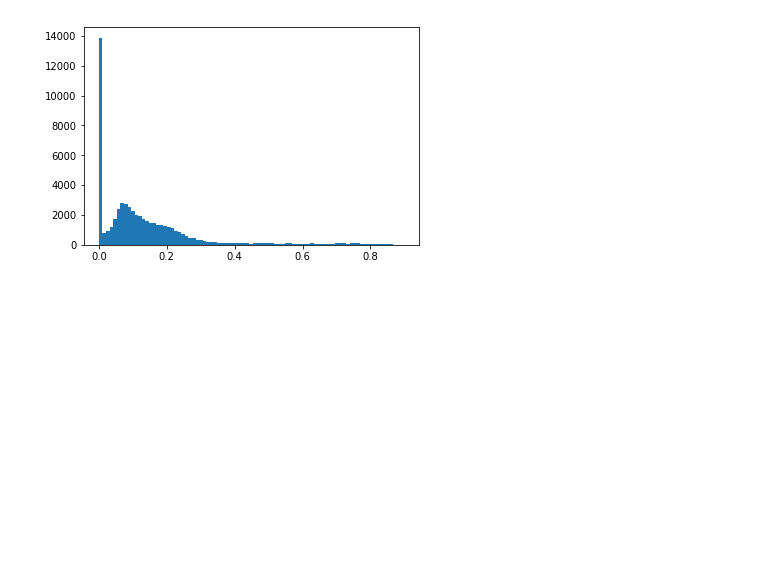
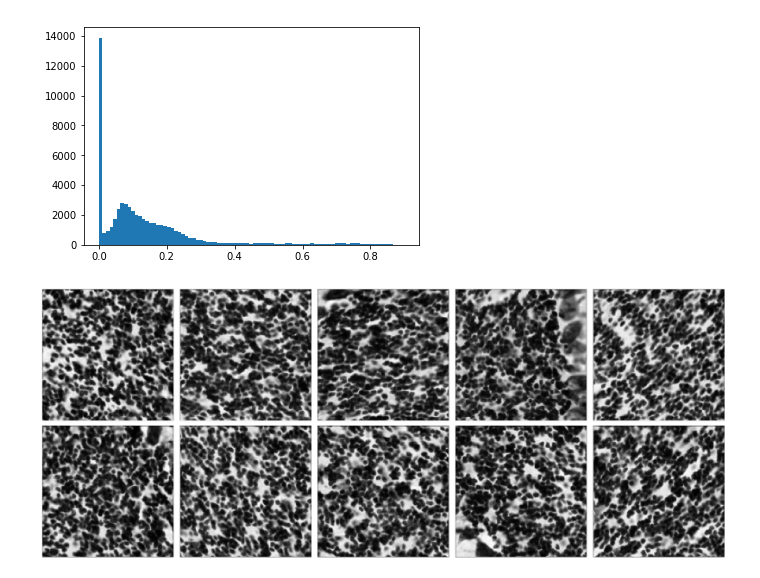
Before and after one commit to xiangjiph/MouseBrainAtlas, a Jupyter notebook: XJ/Extract_background_features.ipynb, the cells around one changed output. Drawn from its saved outputs; the diff is of its cells as text; code cells hidden in the pictures; blank space fills up the shorter version.

```diff
--- a/XJ/Extract_background_features.ipynb
+++ b/XJ/Extract_background_features.ipynb
@@ -197,3 +197,19 @@ patch_detected_area_ratio = [np.sum(tempPatches <= otsu_thresh)/float(patch_area
 plt.hist(patch_detected_area_ratio,85);
 # %% [output]
 [figure]
+# %%
+patch_density_classes = {}
+for tempTH in np.arange(0,100,10):
+    temp_ratio = (patch_detected_area_ratio > tempTH/float(100)) * (patch_detected_area_ratio <= tempTH/float(100) + 0.1 )
+    temp_ratio = np.where(temp_ratio == True)[0]
+
+
+# patch_rL08_index = patch_detected_area_ratio > 0.8
+# patch_rL08_index = np.where(patch_rL08_index == True)[0]
+# patch_rL08_index = patch_rL08_index.tolist()
+# %%
+viz_index = np.random.choice(patch_density_classes[80],10).tolist()
+viz_patches_list = [patches[index1] for index1 in viz_index]
+display_images_in_grids(viz_patches_list, nc=5, cmap=plt.cm.gray)
+# %% [output]
+[figure, added]
```
Also changed, not shown: parts of 9 cells of this notebook, 1 other file.
